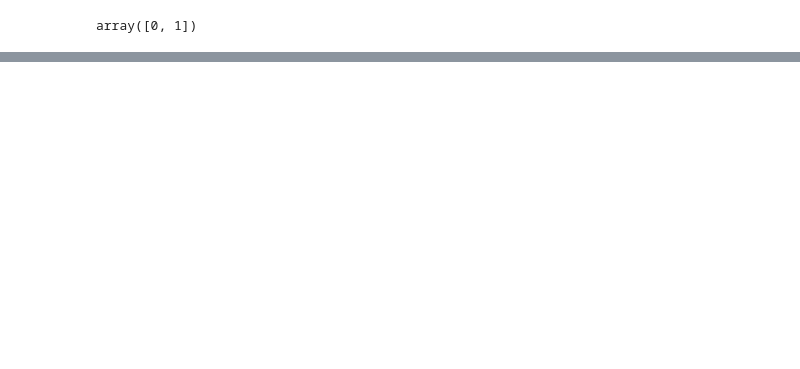
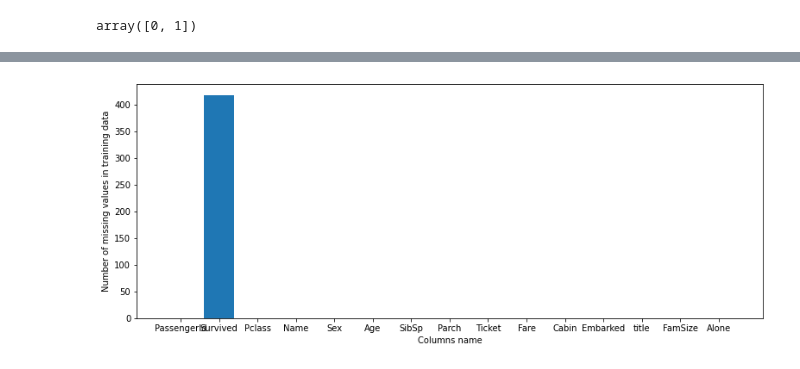
Before and after one commit to Keyrellous/Titanic, a Jupyter notebook: Titanic ML Python by Mariz and Kitos.ipynb, the cells around one changed output, grey strips where cells are left out. Cells and saved outputs as stored; diff of their text form; code cells hidden in the pictures; blank space fills up the shorter version.

```diff
--- a/Titanic ML Python by Mariz and Kitos.ipynb
+++ b/Titanic ML Python by Mariz and Kitos.ipynb
@@ -107,5 +107,3 @@ title = [re.sub('(.*, )|(\\..*)','',x) for x in combined['Name']]
-# %%
-combined['title']=title
 # %%
 combined['title'].unique()
 # %% [output]
@@ -169,6 +167,7 @@ combined['Embarked'][lambda x: x.isnull()]
 Name: Embarked, dtype: object
 # %%
 combined['Embarked'].fillna("S", inplace = True)
+combined['Embarked']=combined['Embarked'].map({'S':1,'C':2,'Q':3})
 # %%
 combined['FamSize']=combined['Parch']+combined['SibSp']+1
 # %%
@@ -202,6 +201,7 @@ combined.Alone.unique()
 array([0, 1])
 # %%
 from autoimpute.imputations import SingleImputer
-# %%
-imp = SingleImputer()
-imp.fit_transform(combined)
+# %%
+imp = SingleImputer(strategy={'Age':'pmm', 'Fare': 'pmm'},
+                    predictors={'Age':['Sex','SibSp','Parch','title'], 'Fare':['Sex','SibSp','Parch','title']})
+imputed=imp.fit_transform(combined)
@@ -208,6 +221,8 @@ imp.fit_transform(combined)
 # %%
 plt.figure(figsize = (13,5))
-plt.bar(impute.columns, impute.isna().sum())
+plt.bar(imputed.columns, imputed.isna().sum())
 plt.xlabel("Columns name")
 plt.ylabel("Number of missing values in training data")
 plt.show()
+# %% [output]
+[figure, added]
```
Also changed, not shown: parts of 10 cells of this notebook.
